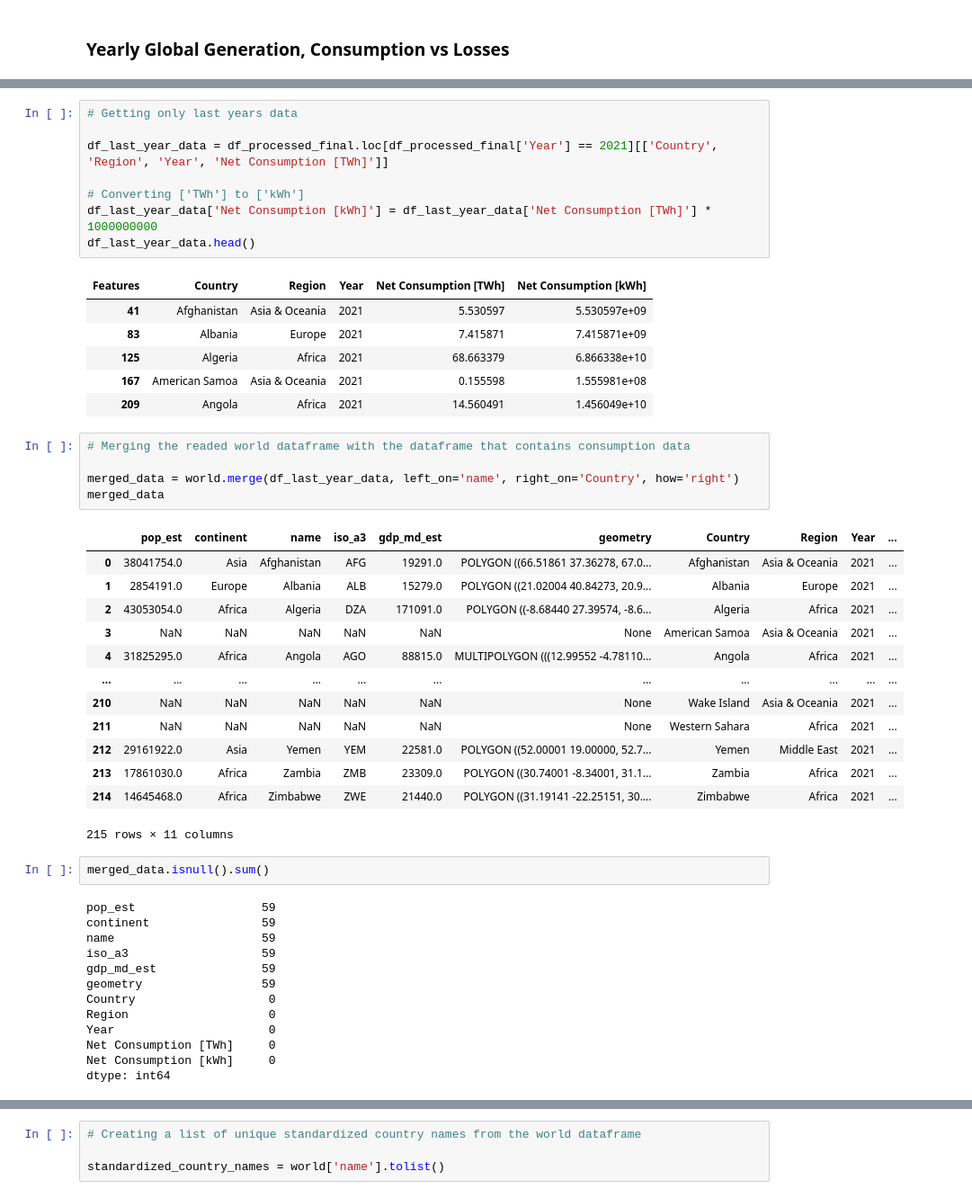
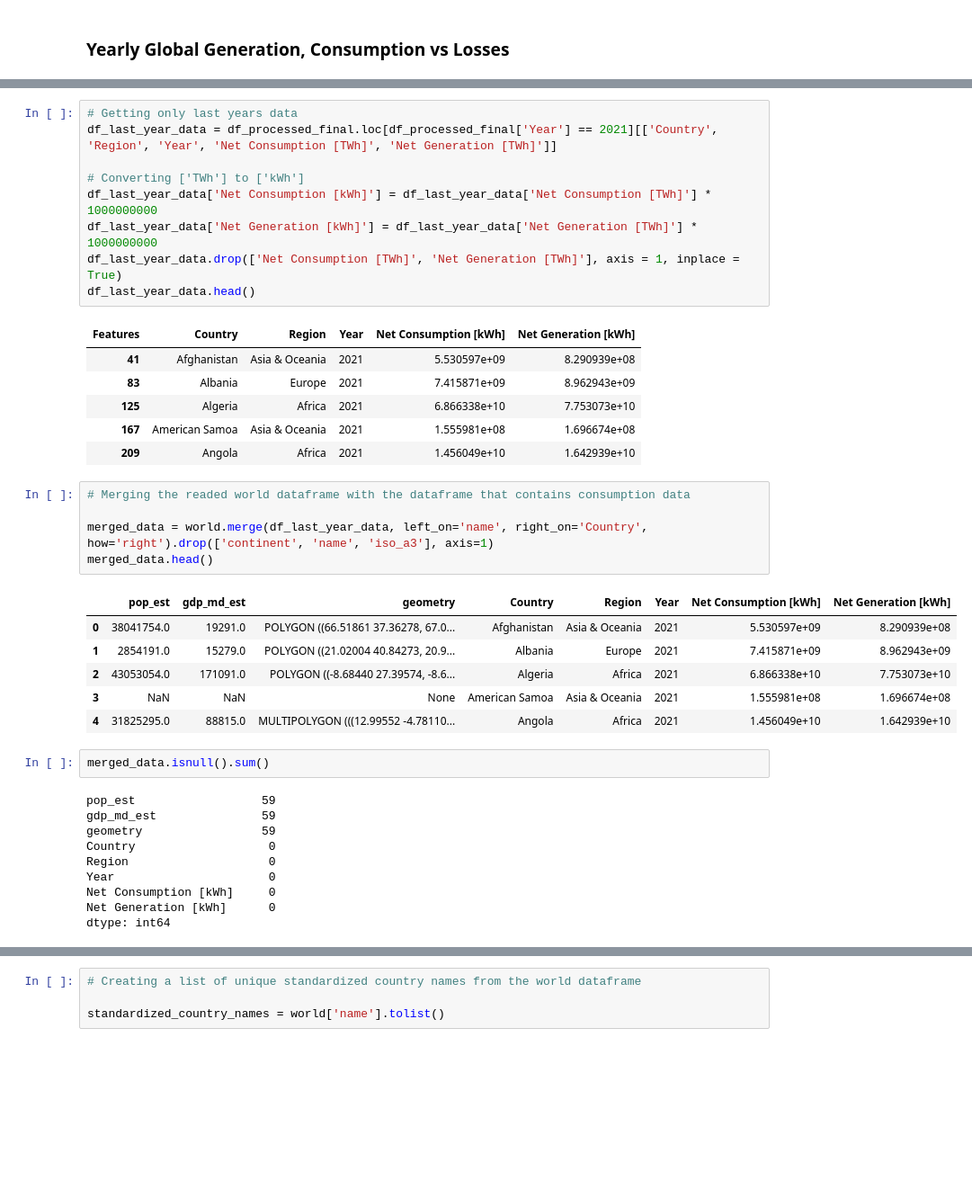
Before and after one commit to endritmustafa96/Global-Electricity-Consumption, a Jupyter notebook: 1. Notebook/Global_Electricity_Consumption.ipynb, the cells around one changed output, grey strips where cells are left out. Shown at 90% size. Saved outputs shown, nothing was run; the diff lists cells and outputs as text; blank space fills up the shorter version.

```diff
--- a/1. Notebook/Global_Electricity_Consumption.ipynb
+++ b/1. Notebook/Global_Electricity_Consumption.ipynb
@@ -632,49 +606,40 @@ world
 # %%
 # Getting only last years data
-
-df_last_year_data = df_processed_final.loc[df_processed_final['Year'] == 2021][['Country', 'Region', 'Year', 'Net Consumption [TWh]']]
+df_last_year_data = df_processed_final.loc[df_processed_final['Year'] == 2021][['Country', 'Region', 'Year', 'Net Consumption [TWh]', 'Net Generation [TWh]']]
 
 # Converting ['TWh'] to ['kWh']
 df_last_year_data['Net Consumption [kWh]'] = df_last_year_data['Net Consumption [TWh]'] * 1000000000
+df_last_year_data['Net Generation [kWh]'] = df_last_year_data['Net Generation [TWh]'] * 1000000000
+df_last_year_data.drop(['Net Consumption [TWh]', 'Net Generation [TWh]'], axis = 1, inplace = True)
 df_last_year_data.head()
 # %% [output]
-| Features | Country | Region | Year | Net Consumption [TWh] | Net Consumption [kWh] |
-| 41 | Afghanistan | Asia & Oceania | 2021 | 5.530597 | 5.530597e+09 |
-| 83 | Albania | Europe | 2021 | 7.415871 | 7.415871e+09 |
-| 125 | Algeria | Africa | 2021 | 68.663379 | 6.866338e+10 |
-| 167 | American Samoa | Asia & Oceania | 2021 | 0.155598 | 1.555981e+08 |
-| 209 | Angola | Africa | 2021 | 14.560491 | 1.456049e+10 |
+| Features | Country | Region | Year | Net Consumption [kWh] | Net Generation [kWh] |
+| 41 | Afghanistan | Asia & Oceania | 2021 | 5.530597e+09 | 8.290939e+08 |
+| 83 | Albania | Europe | 2021 | 7.415871e+09 | 8.962943e+09 |
+| 125 | Algeria | Africa | 2021 | 6.866338e+10 | 7.753073e+10 |
+| 167 | American Samoa | Asia & Oceania | 2021 | 1.555981e+08 | 1.696674e+08 |
+| 209 | Angola | Africa | 2021 | 1.456049e+10 | 1.642939e+10 |
 # %%
 # Merging the readed world dataframe with the dataframe that contains consumption data
 
-merged_data = world.merge(df_last_year_data, left_on='name', right_on='Country', how='right')
-merged_data
+merged_data = world.merge(df_last_year_data, left_on='name', right_on='Country', how='right').drop(['continent', 'name', 'iso_a3'], axis=1)
+merged_data.head()
 # %% [output]
-|  | pop_est | continent | name | iso_a3 | gdp_md_est | geometry | Country | Region | Year | ... |
-| 0 | 38041754.0 | Asia | Afghanistan | AFG | 19291.0 | POLYGON ((66.51861 37.36278, 67.0... | Afghanistan | Asia & Oceania | 2021 | ... |
-| 1 | 2854191.0 | Europe | Albania | ALB | 15279.0 | POLYGON ((21.02004 40.84273, 20.9... | Albania | Europe | 2021 | ... |
-| 2 | 43053054.0 | Africa | Algeria | DZA | 171091.0 | POLYGON ((-8.68440 27.39574, -8.6... | Algeria | Africa | 2021 | ... |
-| 3 | NaN | NaN | NaN | NaN | NaN | None | American Samoa | Asia & Oceania | 2021 | ... |
-| 4 | 31825295.0 | Africa | Angola | AGO | 88815.0 | MULTIPOLYGON (((12.99552 -4.78110... | Angola | Africa | 2021 | ... |
-| ... | ... | ... | ... | ... | ... | ... | ... | ... | ... | ... |
-| 210 | NaN | NaN | NaN | NaN | NaN | None | Wake Island | Asia & Oceania | 2021 | ... |
-| 211 | NaN | NaN | NaN | NaN | NaN | None | Western Sahara | Africa | 2021 | ... |
-| 212 | 29161922.0 | Asia | Yemen | YEM | 22581.0 | POLYGON ((52.00001 19.00000, 52.7... | Yemen | Middle East | 2021 | ... |
-| 213 | 17861030.0 | Africa | Zambia | ZMB | 23309.0 | POLYGON ((30.74001 -8.34001, 31.1... | Zambia | Africa | 2021 | ... |
-| 214 | 14645468.0 | Africa | Zimbabwe | ZWE | 21440.0 | POLYGON ((31.19141 -22.25151, 30.... | Zimbabwe | Africa | 2021 | ... |
+|  | pop_est | gdp_md_est | geometry | Country | Region | Year | Net Consumption [kWh] | Net Generation [kWh] |
+| 0 | 38041754.0 | 19291.0 | POLYGON ((66.51861 37.36278, 67.0... | Afghanistan | Asia & Oceania | 2021 | 5.530597e+09 | 8.290939e+08 |
+| 1 | 2854191.0 | 15279.0 | POLYGON ((21.02004 40.84273, 20.9... | Albania | Europe | 2021 | 7.415871e+09 | 8.962943e+09 |
+| 2 | 43053054.0 | 171091.0 | POLYGON ((-8.68440 27.39574, -8.6... | Algeria | Africa | 2021 | 6.866338e+10 | 7.753073e+10 |
+| 3 | NaN | NaN | None | American Samoa | Asia & Oceania | 2021 | 1.555981e+08 | 1.696674e+08 |
+| 4 | 31825295.0 | 88815.0 | MULTIPOLYGON (((12.99552 -4.78110... | Angola | Africa | 2021 | 1.456049e+10 | 1.642939e+10 |
-215 rows × 11 columns
 # %%
 merged_data.isnull().sum()
 # %% [output]
 pop_est                  59
-continent                59
-name                     59
-iso_a3                   59
 gdp_md_est               59
 geometry                 59
 Country                   0
 Region                    0
 Year                      0
-Net Consumption [TWh]     0
 Net Consumption [kWh]     0
+Net Generation [kWh]      0
 dtype: int64
```
Also changed, not shown: parts of 46 cells of this notebook.
